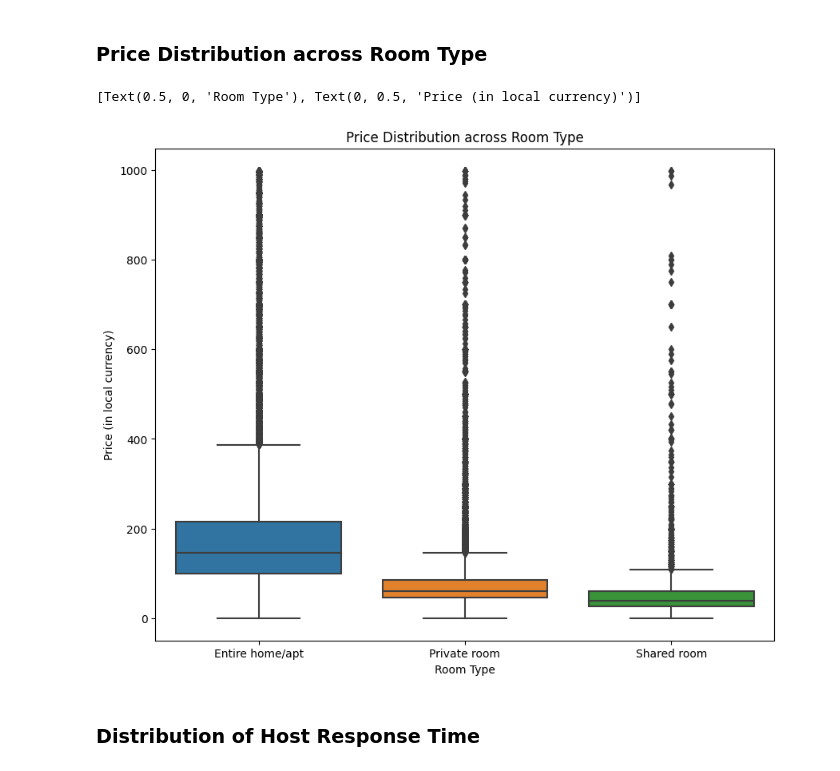
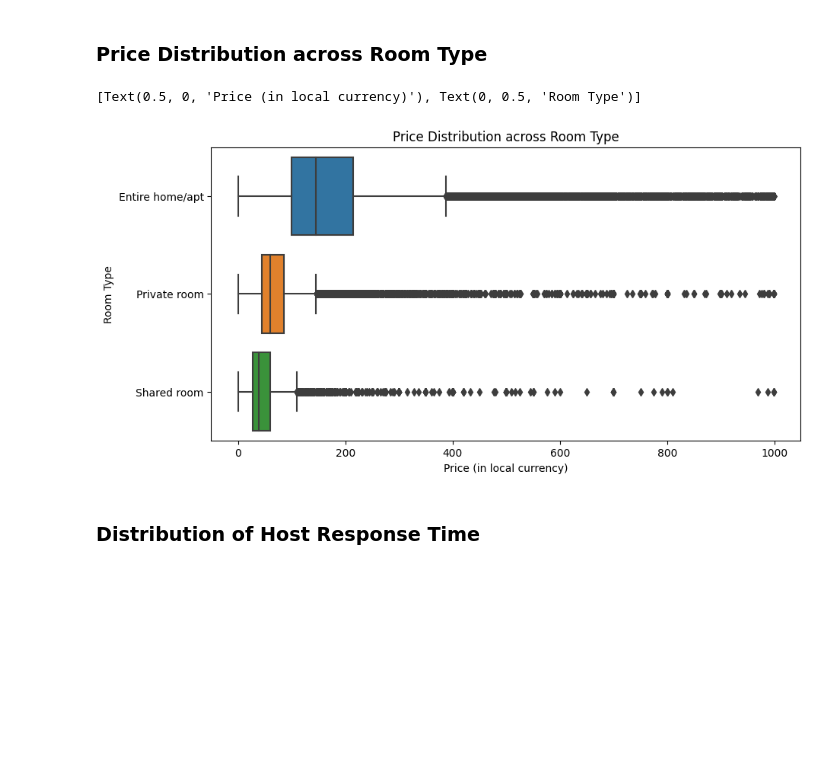
Before and after one commit to mahalrs/airbnb-autopilot, a Jupyter notebook: notebooks/data_exploration.ipynb, the cells around one changed output. Cells and saved outputs as stored; diff of their text form; code cells hidden in the pictures; blank space fills up the shorter version.

```diff
--- a/notebooks/data_exploration.ipynb
+++ b/notebooks/data_exploration.ipynb
@@ -185,13 +203,13 @@ Text(0.5, 1.0, 'Distribution of Room Type\n')
 # %%
 tmp = listings_tc.groupby('Room Type')['Price'].median().index
 
-plt.figure(figsize=(10, 8))
-ax = sns.boxplot(x=listings_tc['Room Type'], y=listings_tc['Price'], order=tmp)
+plt.figure(figsize=(10, 5))
+ax = sns.boxplot(x=listings_tc['Price'], y=listings_tc['Room Type'], order=tmp)
 ax.set_title('Price Distribution across Room Type')
-ax.set(xlabel='Room Type', ylabel='Price (in local currency)')
+ax.set(xlabel='Price (in local currency)', ylabel='Room Type')
 # %% [output]
-[Text(0.5, 0, 'Room Type'), Text(0, 0.5, 'Price (in local currency)')]
+[Text(0.5, 0, 'Price (in local currency)'), Text(0, 0.5, 'Room Type')]
-[figure, old version]
+[figure, new version]
 # %% [markdown]
 ### Distribution of Host Response Time
 # %%
```
Also changed, not shown: parts of 6 cells of this notebook, 8 other files.
